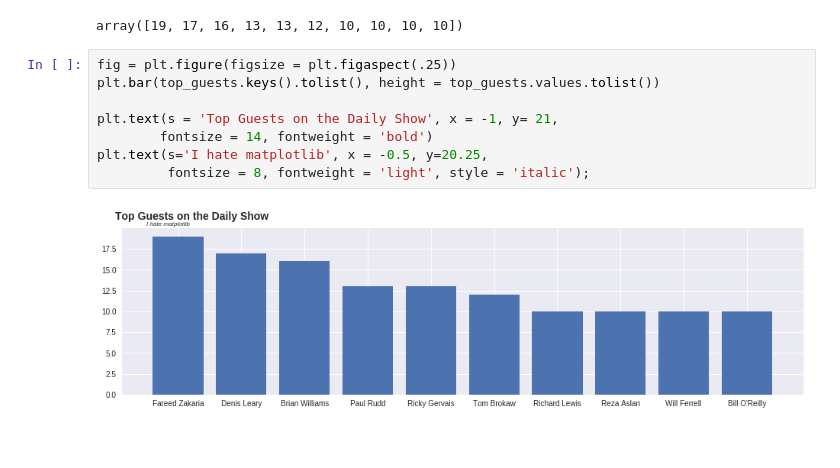
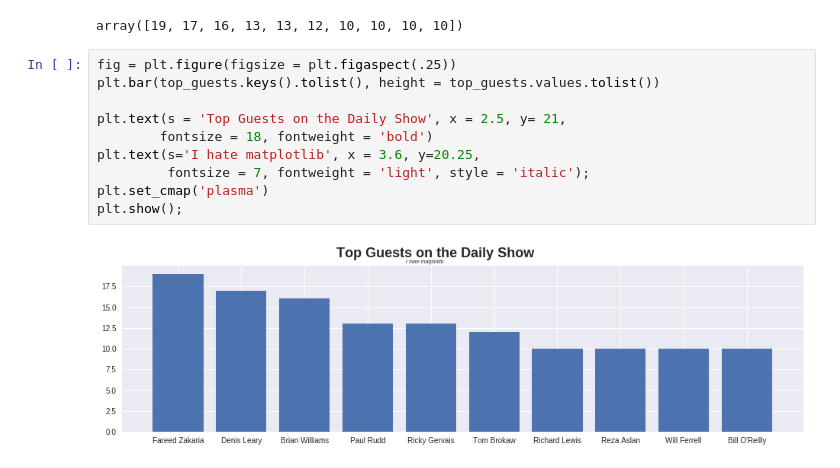
Before and after one commit to bloominstituteoftechnology/DS-Unit-1-Sprint-3-Data-Storytelling, a Jupyter notebook: Will_Cotton,_DS_U1SC3_Data_Storytelling.ipynb, the cells around one changed output. Cells and saved outputs as stored; diff of their text form; blank space fills up the shorter version.

```diff
--- a/Will_Cotton,_DS_U1SC3_Data_Storytelling.ipynb
+++ b/Will_Cotton,_DS_U1SC3_Data_Storytelling.ipynb
@@ -153,10 +157,12 @@ array([19, 17, 16, 13, 13, 12, 10, 10, 10, 10])
 # %%
 fig = plt.figure(figsize = plt.figaspect(.25))
 plt.bar(top_guests.keys().tolist(), height = top_guests.values.tolist())
 
-plt.text(s = 'Top Guests on the Daily Show', x = -1, y= 21,
-        fontsize = 14, fontweight = 'bold')
-plt.text(s='I hate matplotlib', x = -0.5, y=20.25,
-         fontsize = 8, fontweight = 'light', style = 'italic');
+plt.text(s = 'Top Guests on the Daily Show', x = 2.5, y= 21,
+        fontsize = 18, fontweight = 'bold')
+plt.text(s='I hate matplotlib', x = 3.6, y=20.25,
+         fontsize = 7, fontweight = 'light', style = 'italic');
+plt.set_cmap('plasma')
+plt.show();
 # %% [output]
-[figure, old version]
+[figure, new version]
```
Also changed, not shown: parts of 3 cells of this notebook.
